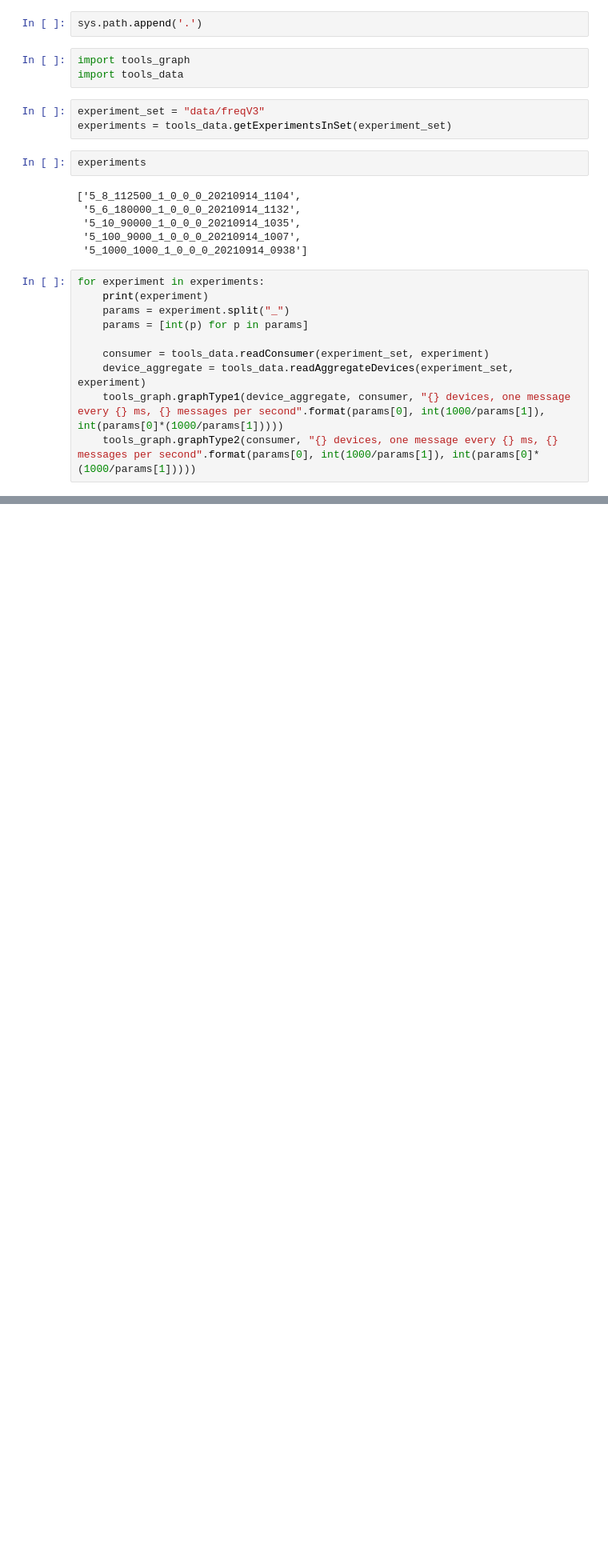
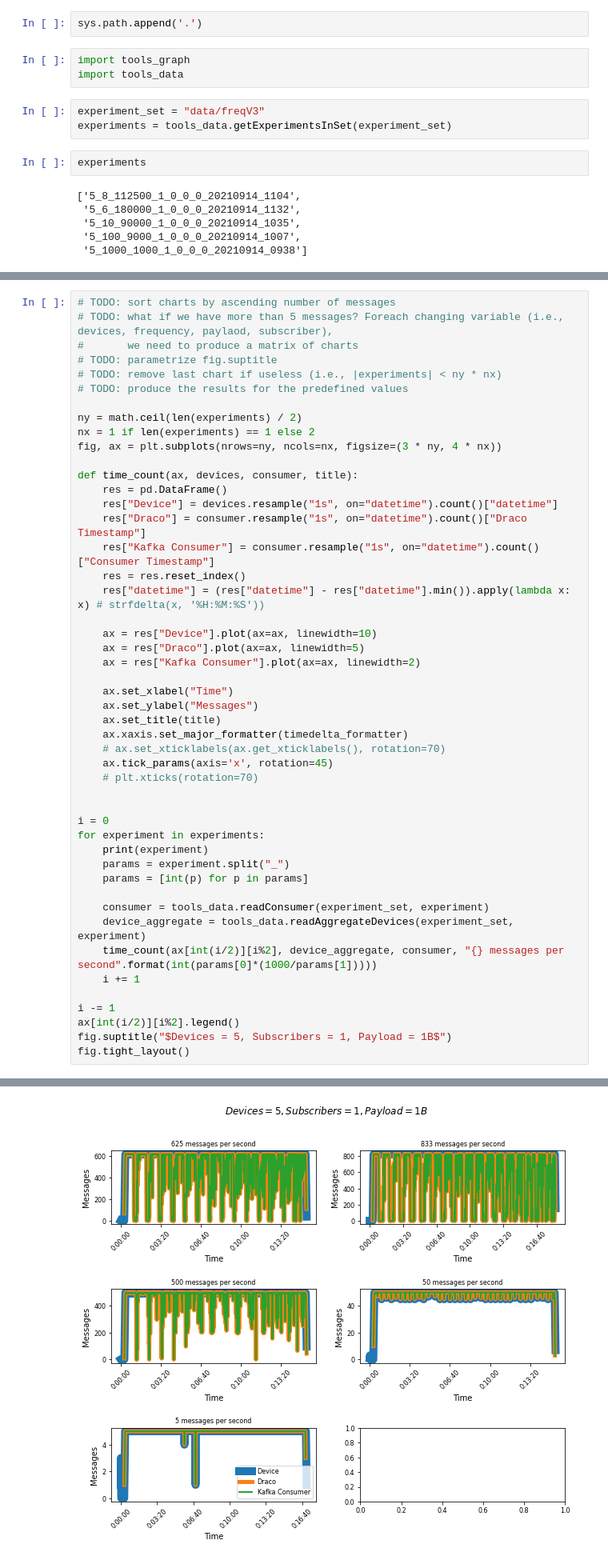
Before and after one commit to w4bo/fiware-performance-analysis, a Jupyter notebook: frequency.ipynb, the cells around one changed output, grey strips where cells are left out. Shown at 80% size. Drawn from its saved outputs; the diff is of its cells as text; blank space fills up the shorter version.

Commit message:
fix charts

```diff
--- a/frequency.ipynb
+++ b/frequency.ipynb
@@ -16,13 +42,3 @@ experiments
  '5_10_90000_1_0_0_0_20210914_1035',
  '5_100_9000_1_0_0_0_20210914_1007',
  '5_1000_1000_1_0_0_0_20210914_0938']
-# %%
-for experiment in experiments:
-    print(experiment)
-    params = experiment.split("_")
-    params = [int(p) for p in params]
-
-    consumer = tools_data.readConsumer(experiment_set, experiment)
-    device_aggregate = tools_data.readAggregateDevices(experiment_set, experiment)
-    tools_graph.graphType1(device_aggregate, consumer, "{} devices, one message every {} ms, {} messages per second".format(params[0], int(1000/params[1]), int(params[0]*(1000/params[1]))))
-    tools_graph.graphType2(consumer, "{} devices, one message every {} ms, {} messages per second".format(params[0], int(1000/params[1]), int(params[0]*(1000/params[1]))))
@@ -35,0 +45,49 @@ tools_graph.graphType4(experiment_set, 1, "Messages per second",  experiment_set
+# %%
+# TODO: sort charts by ascending number of messages
+# TODO: what if we have more than 5 messages? Foreach changing variable (i.e., devices, frequency, paylaod, subscriber),
+#       we need to produce a matrix of charts
+# TODO: parametrize fig.suptitle
+# TODO: remove last chart if useless (i.e., |experiments| < ny * nx)
+# TODO: produce the results for the predefined values
+
+ny = math.ceil(len(experiments) / 2)
+nx = 1 if len(experiments) == 1 else 2
+fig, ax = plt.subplots(nrows=ny, ncols=nx, figsize=(3 * ny, 4 * nx))
+
+def time_count(ax, devices, consumer, title):
+    res = pd.DataFrame()
+    res["Device"] = devices.resample("1s", on="datetime").count()["datetime"]
+    res["Draco"] = consumer.resample("1s", on="datetime").count()["Draco Timestamp"]
+    res["Kafka Consumer"] = consumer.resample("1s", on="datetime").count()["Consumer Timestamp"]
+    res = res.reset_index()
+    res["datetime"] = (res["datetime"] - res["datetime"].min()).apply(lambda x: x) # strfdelta(x, '%H:%M:%S'))
+
+    ax = res["Device"].plot(ax=ax, linewidth=10)
+    ax = res["Draco"].plot(ax=ax, linewidth=5)
+    ax = res["Kafka Consumer"].plot(ax=ax, linewidth=2)
+
+    ax.set_xlabel("Time")
+    ax.set_ylabel("Messages")
+    ax.set_title(title)
+    ax.xaxis.set_major_formatter(timedelta_formatter)
+    # ax.set_xticklabels(ax.get_xticklabels(), rotation=70)
+    ax.tick_params(axis='x', rotation=45)
+    # plt.xticks(rotation=70)
+
+
+i = 0
+for experiment in experiments:
+    print(experiment)
+    params = experiment.split("_")
+    params = [int(p) for p in params]
+
+    consumer = tools_data.readConsumer(experiment_set, experiment)
+    device_aggregate = tools_data.readAggregateDevices(experiment_set, experiment)
+    time_count(ax[int(i/2)][i%2], device_aggregate, consumer, "{} messages per second".format(int(params[0]*(1000/params[1]))))
+    i += 1
+
+i -= 1
+ax[int(i/2)][i%2].legend()
+fig.suptitle("$Devices = 5, Subscribers = 1, Payload = 1B$")
+fig.tight_layout()
+# %% [output]
@@ -35,0 +99 @@ tools_graph.graphType4(experiment_set, 1, "Messages per second",  experiment_set
+[figure, added]
```
Also changed, not shown: parts of 10 cells of this notebook.
